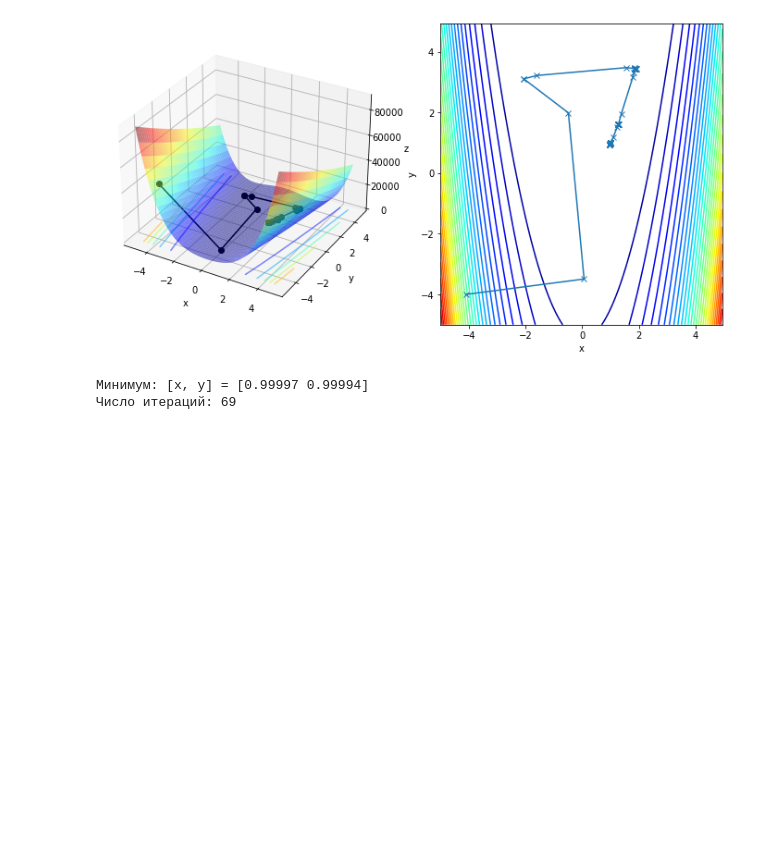
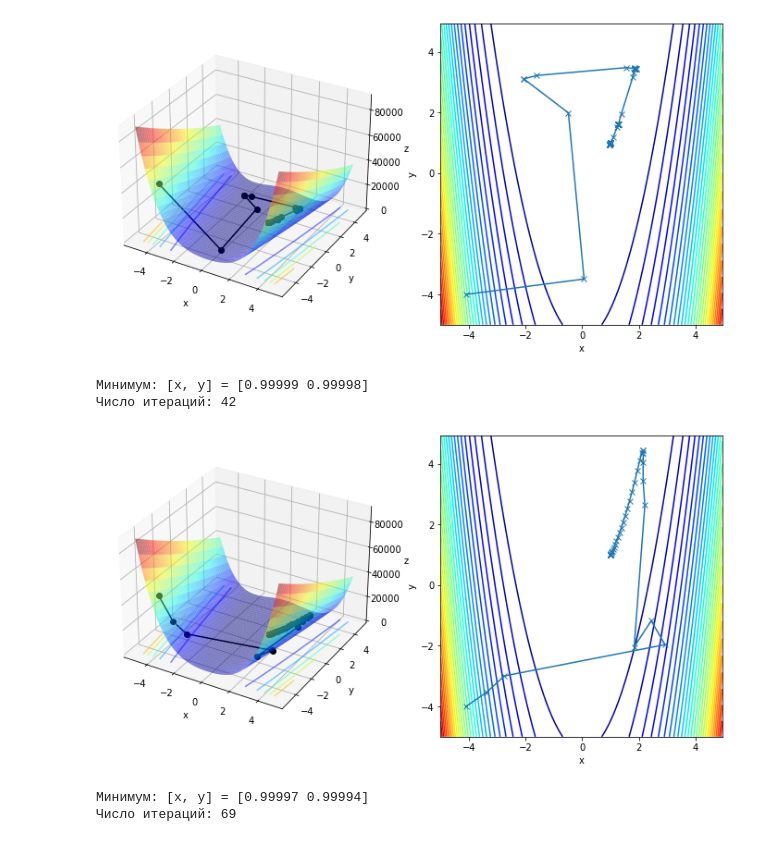
Before and after one commit to gittasche/Some-minimization-algorithms, a Jupyter notebook: Minimization.ipynb, the cells around one changed output. Drawn from its saved outputs; the diff is of its cells as text; code cells hidden in the pictures; blank space fills up the shorter version.

```diff
--- a/Minimization.ipynb
+++ b/Minimization.ipynb
@@ -108,3 +185,39 @@ def CG_grad_desc(func, x0, method, step=1e-7, eps=1e-7, MAX_DESC_ITER=200):
+# %%
+def Newton_Raphson(func, x0, step=1e-7, eps=1e-7, MAX_NR_ITER=500):
+    xk = x0
+    n = len(xk)
+    gfk = gradient(func, xk, step)
+    hessian = hessian_calc(func, xk, step)
+    inverse_hessian = np.linalg.inv(hessian)
+    points = np.array([xk])
+
+    num_steps = 0
+    while num_steps <= MAX_NR_ITER:
+        pk = -np.dot(inverse_hessian, gfk)
+        alpha_opt = line_search(func, xk, pk, step, c1=0.0001)
+
+        if alpha_opt == None or alpha_opt < eps:
+            pk = -gfk
+            alpha_opt = line_search(func, xk, pk, step, c1=0.0001)
+
+        if alpha_opt == None or alpha_opt < eps:
+            break
+
+        xk_new = xk + pk*alpha_opt
+        points = np.append(points, [xk_new], axis=0)
+        num_steps += 1
+        gfk_new = gradient(func, xk_new, step)
+
+        hessian = hessian_calc(func, xk_new, step)
+        inverse_hessian = np.linalg.inv(hessian)
+
+        if np.linalg.norm(gfk_new) < eps and np.linalg.norm(xk_new - xk) < eps:
+            break
+
+        xk = xk_new
+        gfk = gfk_new
+
+    return xk, points, num_steps
 # %% [markdown]
 Алгоритм BFGS
 # %%
@@ -214,6 +327,19 @@ plotter(Ros_func, points_GDPR)
 Минимум: [x, y] = [1. 1.]
 Число итераций: 91
 [figure]
+# %%
+Ros_func = lambda x, y: 100*(y - x**2)**2 + (1 - x)**2
+init = np.array([-4.1, -4.])
+# %%
+fin, points_NR, iterations = Newton_Raphson(Ros_func, init)
+with np.printoptions(precision=5, suppress=True):
+    print(f'Минимум: [x, y] = {fin}')
+print(f'Число итераций: {iterations}')
+plotter(Ros_func, points_NR)
+# %% [output]
+Минимум: [x, y] = [0.99999 0.99998]
+Число итераций: 42
+[figure, added]
 # %%
 Ros_func = lambda x, y: 100*(y - x**2)**2 + (1 - x)**2
 init = np.array([-4.1, -4.])
```
Also changed, not shown: parts of 10 cells of this notebook.
